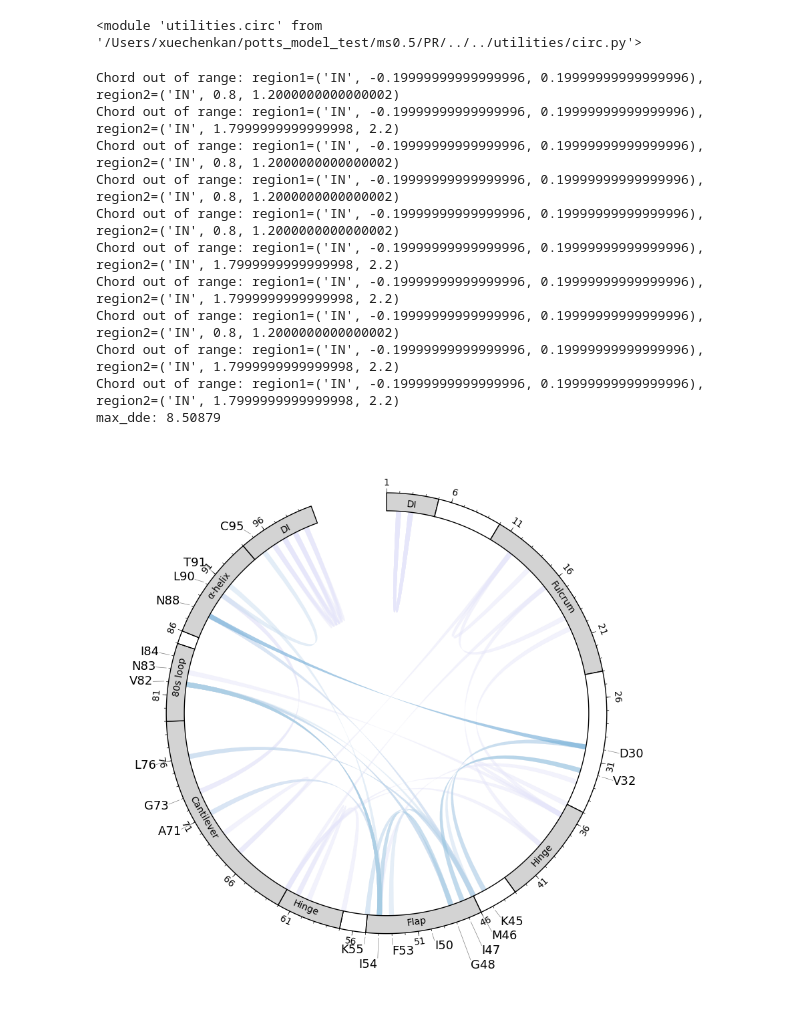
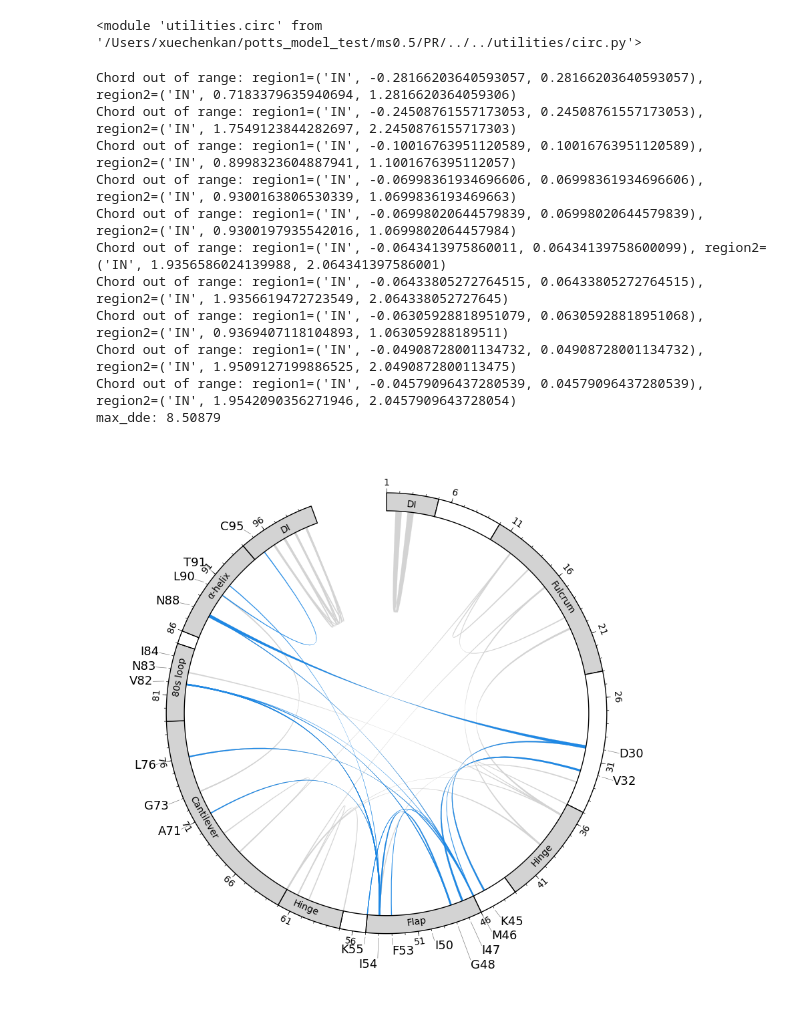
Before and after one commit to Daniel-Xkan/potts_model_test, a Jupyter notebook: ms0.5/PR/PR_PyCirclize3.0.ipynb, the cells around one changed output. Drawn from its saved outputs; the diff is of its cells as text; code cells hidden in the pictures.

```diff
--- a/ms0.5/PR/PR_PyCirclize3.0.ipynb
+++ b/ms0.5/PR/PR_PyCirclize3.0.ipynb
@@ -43,30 +43,33 @@ top_20_DRM = functions.read_list_from_file(PR_path + 'data/top_20_DRM.txt')
 bottom_20_DRM = functions.read_list_from_file(PR_path + 'data/bottom_20_DRM.txt')
 combined_DRM = top_20_DRM + bottom_20_DRM
 # %%
+weight = 99/263
 PR_circos_syn,sector =circ.initialize_PR_circos_w_ticks(actual_length, (90, 98))
 circ.add_DRM_annotation(PR_circos_syn,sector, (100, 100),combined_DRM)
-circ.connect_background_syn_cords(PR_circos_syn,sector,PR_kn_path, 50,1,0.2,'PR')
-circ.connect_syn_cords(PR_circos_syn,sector,PR_kn_path, top_20_DRM,PR_redux_dict,1,0.2)
+# circ.connect_background_syn_cords(PR_circos_syn,sector,PR_kn_path, 50,1,0.5*weight,'PR','color','global')
+# circ.connect_syn_cords(PR_circos_syn,sector,PR_kn_path, top_20_DRM,PR_redux_dict,1,0.5*weight,'color','global')
+circ.connect_background_syn_cords(PR_circos_syn,sector,PR_kn_path, 50,1,0.5*weight,'PR','width','global')
+circ.connect_syn_cords(PR_circos_syn,sector,PR_kn_path, top_20_DRM,PR_redux_dict,1,0.5*weight,'width','global')
 fig = PR_circos_syn.plotfig()
 
 
 plt.show()
 sm = circ.plot_colorbar(0, 8.50879, True)
 cbar = plt.colorbar(sm, ax=plt.gca(), orientation='vertical', label='Synergistic ΔΔE')
 plt.gca().remove()
 # %% [output]
-Chord out of range: region1=('IN', -0.19999999999999996, 0.19999999999999996), region2=('IN', 0.8, 1.2000000000000002)
-Chord out of range: region1=('IN', -0.19999999999999996, 0.19999999999999996), region2=('IN', 1.7999999999999998, 2.2)
-Chord out of range: region1=('IN', -0.19999999999999996, 0.19999999999999996), region2=('IN', 0.8, 1.2000000000000002)
-Chord out of range: region1=('IN', -0.19999999999999996, 0.19999999999999996), region2=('IN', 0.8, 1.2000000000000002)
-Chord out of range: region1=('IN', -0.19999999999999996, 0.19999999999999996), region2=('IN', 0.8, 1.2000000000000002)
-Chord out of range: region1=('IN', -0.19999999999999996, 0.19999999999999996), region2=('IN', 1.7999999999999998, 2.2)
-Chord out of range: region1=('IN', -0.19999999999999996, 0.19999999999999996), region2=('IN', 1.7999999999999998, 2.2)
-Chord out of range: region1=('IN', -0.19999999999999996, 0.19999999999999996), region2=('IN', 0.8, 1.2000000000000002)
-Chord out of range: region1=('IN', -0.19999999999999996, 0.19999999999999996), region2=('IN', 1.7999999999999998, 2.2)
-Chord out of range: region1=('IN', -0.19999999999999996, 0.19999999999999996), region2=('IN', 1.7999999999999998, 2.2)
+Chord out of range: region1=('IN', -0.28166203640593057, 0.28166203640593057), region2=('IN', 0.7183379635940694, 1.2816620364059306)
+Chord out of range: region1=('IN', -0.24508761557173053, 0.24508761557173053), region2=('IN', 1.7549123844282697, 2.2450876155717303)
+Chord out of range: region1=('IN', -0.10016763951120589, 0.10016763951120589), region2=('IN', 0.8998323604887941, 1.1001676395112057)
+Chord out of range: region1=('IN', -0.06998361934696606, 0.06998361934696606), region2=('IN', 0.9300163806530339, 1.0699836193469663)
+Chord out of range: region1=('IN', -0.06998020644579839, 0.06998020644579839), region2=('IN', 0.9300197935542016, 1.0699802064457984)
+Chord out of range: region1=('IN', -0.0643413975860011, 0.06434139758600099), region2=('IN', 1.9356586024139988, 2.064341397586001)
+Chord out of range: region1=('IN', -0.06433805272764515, 0.06433805272764515), region2=('IN', 1.9356619472723549, 2.064338052727645)
+Chord out of range: region1=('IN', -0.06305928818951079, 0.06305928818951068), region2=('IN', 0.9369407118104893, 1.063059288189511)
+Chord out of range: region1=('IN', -0.04908728001134732, 0.04908728001134732), region2=('IN', 1.9509127199886525, 2.0490872800113475)
+Chord out of range: region1=('IN', -0.04579096437280539, 0.04579096437280539), region2=('IN', 1.9542090356271946, 2.0457909643728054)
 max_dde: 8.50879
-[figure, old version]
+[figure, new version]
 [figure]
 # %%
 PR_circos_antag,sector =circ.initialize_PR_circos_w_ticks(actual_length, (90, 98))
```
Also changed, not shown: parts of 1 cell of this notebook, 3 other files.
